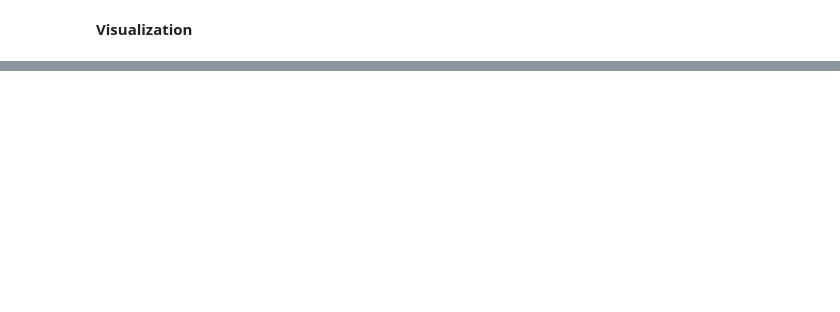
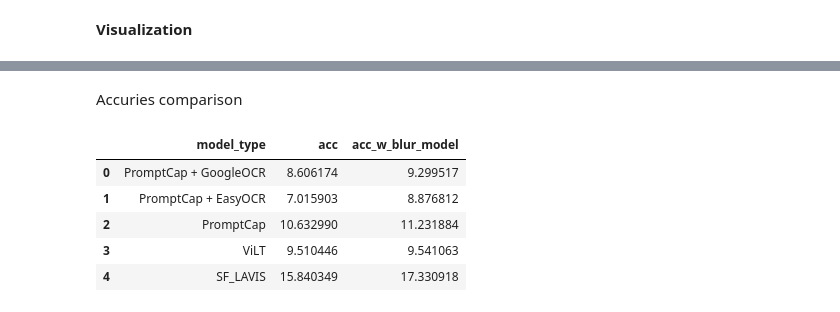
Before and after one commit to arcb01/GED-TFG, a Jupyter notebook: src/vqa_accuracy.ipynb, the cells around one changed output, grey strips where cells are left out. Drawn from its saved outputs; the diff is of its cells as text; code cells hidden in the pictures; blank space fills up the shorter version.

```diff
--- a/src/vqa_accuracy.ipynb
+++ b/src/vqa_accuracy.ipynb
@@ -39,0 +62,4 @@ with open('/media/arnau/PEN/TFG/hf_model_test_res.json', encoding='UTF-8') as jf
+# %%
+get_model_types = lambda d : [el
+               for el in list(d[next(iter(d))].keys())
+               if el not in ['question', 'gt_answers']]
@@ -395,0 +454,12 @@ Name: 29, dtype: object
+# %% [markdown]
+Accuries comparison
+# %%
+df = pd.DataFrame.from_dict(cdata)
+df
+# %% [output]
+|  | model_type | acc | acc_w_blur_model |
+| 0 | PromptCap + GoogleOCR | 8.606174 | 9.299517 |
+| 1 | PromptCap + EasyOCR | 7.015903 | 8.876812 |
+| 2 | PromptCap | 10.632990 | 11.231884 |
+| 3 | ViLT | 9.510446 | 9.541063 |
+| 4 | SF_LAVIS | 15.840349 | 17.330918 |
```
Also changed, not shown: parts of 20 cells of this notebook.
